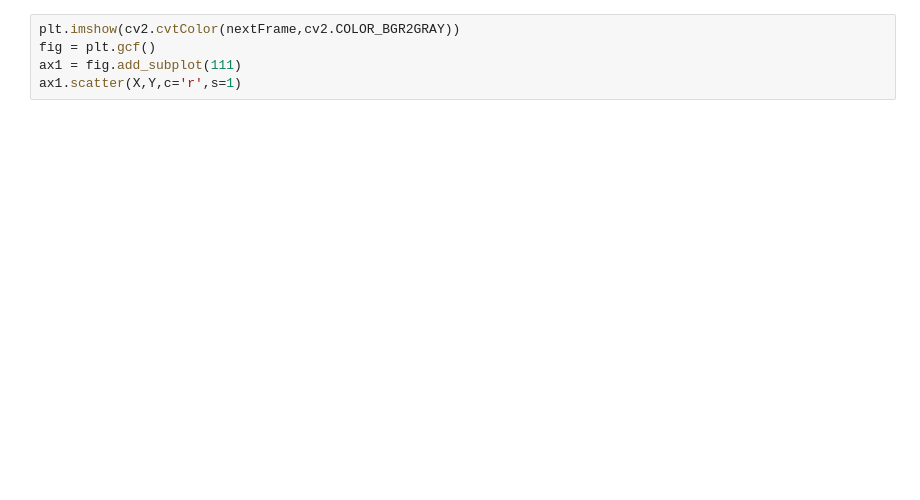
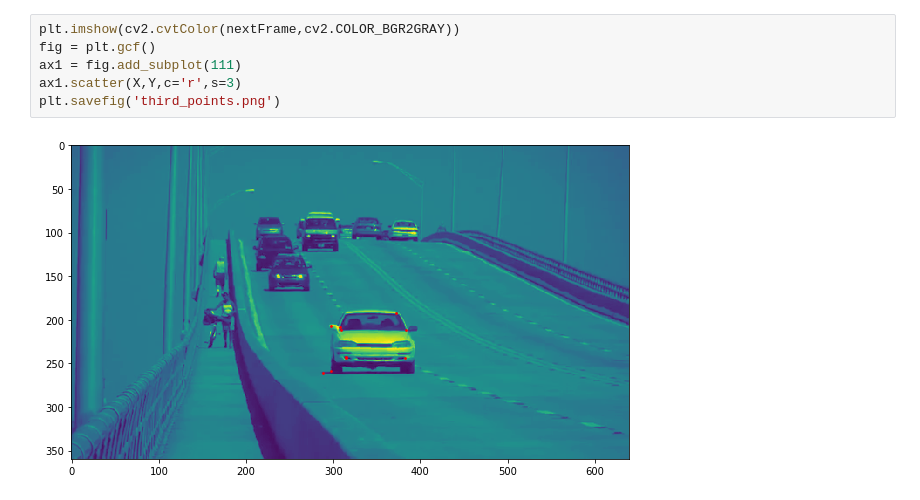
Before and after one commit to shortstheory/cis581-3b, a Jupyter notebook: Playground.ipynb, the cells around one changed output. Saved outputs shown, nothing was run; the diff lists cells and outputs as text; blank space fills up the shorter version.

```diff
--- a/Playground.ipynb
+++ b/Playground.ipynb
@@ -54,5 +83,8 @@ ax1.scatter(_x,_y,c='r',s=1)
 # %%
 plt.imshow(cv2.cvtColor(nextFrame,cv2.COLOR_BGR2GRAY))
 fig = plt.gcf()
 ax1 = fig.add_subplot(111)
-ax1.scatter(X,Y,c='r',s=1)
+ax1.scatter(X,Y,c='r',s=3)
+plt.savefig('third_points.png')
+# %% [output]
+[figure, added]
```
Also changed, not shown: parts of 4 cells of this notebook, 2 other files.
